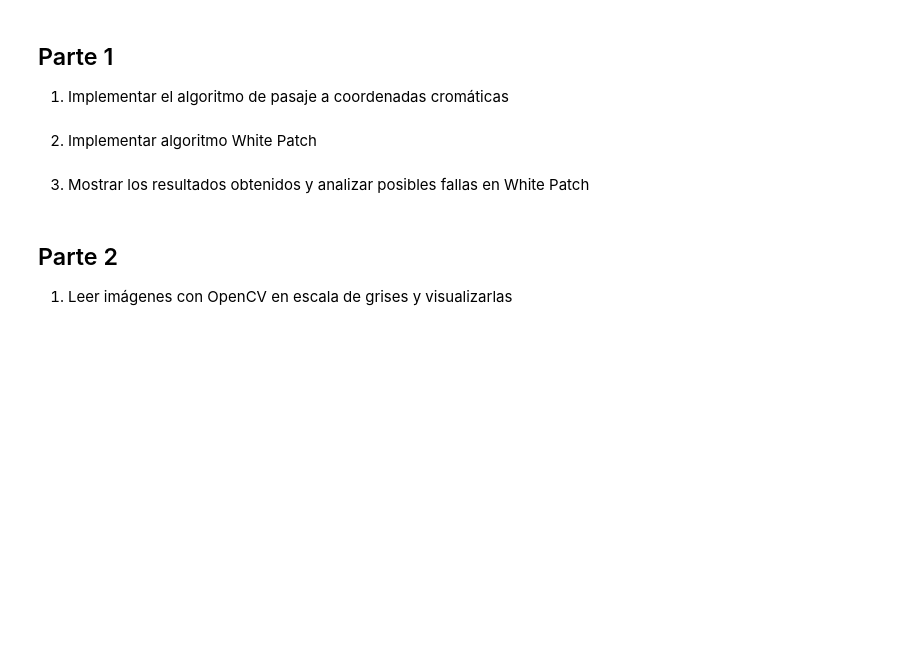
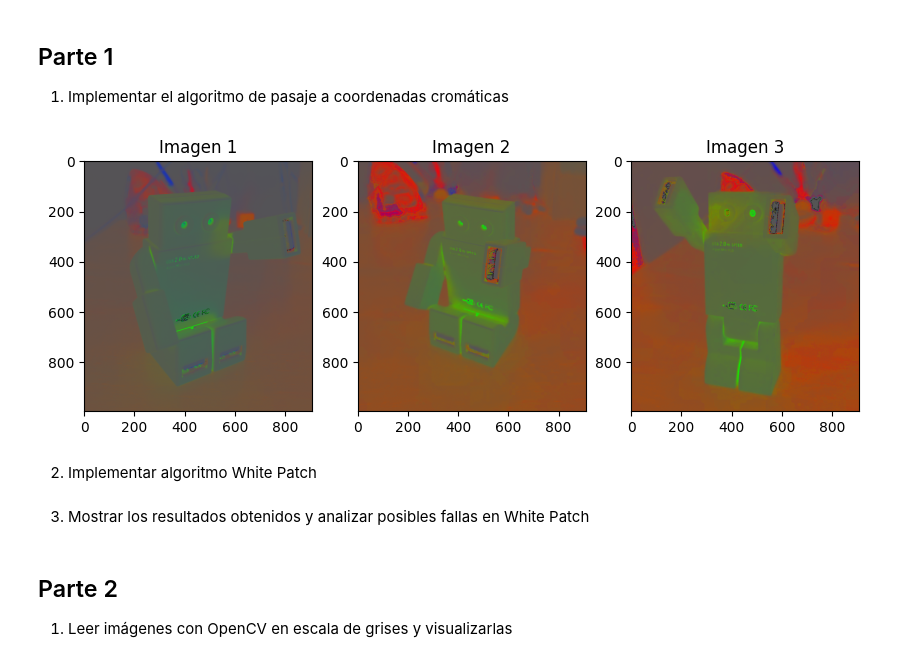
Before and after one commit to JossySoo/Vision_Computadora_I_Ejercicios, a Jupyter notebook: TP1/TP_1.ipynb, the cells around one changed output. Drawn from its saved outputs; the diff is of its cells as text; code cells hidden in the pictures; blank space fills up the shorter version.

Commit message:
Se agrega coordenadas cromáticas

```diff
--- a/TP1/TP_1.ipynb
+++ b/TP1/TP_1.ipynb
@@ -14,6 +14,42 @@ import matplotlib.pyplot as plt
 <h2>Parte 1</h2>
 
 1. Implementar el algoritmo de pasaje a coordenadas cromáticas
+# %%
+def coordenadas_cromaticas(img):
+    img_float = img.astype(float)
+
+    suma_rgb = np.sum(img_float, axis=2, keepdims=True)
+    suma_rgb=np.repeat(suma_rgb, 3, axis=2)
+
+    #Creamos una máscara para evitar las divisiones entre 0
+    mask = suma_rgb > 0
+
+    # Inicializa las coordenadas cromáticas con ceros
+    coord_cromaticas = np.zeros_like(img_float)
+
+    # Calcula las coordenadas cromáticas solo donde la suma es mayor que 0
+    coord_cromaticas[mask] = img_float[mask] / suma_rgb[mask]
+
+    return coord_cromaticas
+
+
+img_coordcrom_1 = cv.imread('coord_cromaticas/CoordCrom_1.png')
+img_coordcrom_1_RGB = cv.cvtColor(img_coordcrom_1, cv.COLOR_BGR2RGB)
+img_coordcrom_2 = cv.imread('coord_cromaticas/CoordCrom_2.png')
+img_coordcrom_2_RGB = cv.cvtColor(img_coordcrom_2, cv.COLOR_BGR2RGB)
+img_coordcrom_3 = cv.imread('coord_cromaticas/CoordCrom_3.png')
+img_coordcrom_3_RGB = cv.cvtColor(img_coordcrom_3, cv.COLOR_BGR2RGB)
+
+#Graficamos. No es necesario normalizarlo a 255 con Matplotlib
+fig = plt.figure(figsize=(10,5))
+
+plt.subplot(131), plt.imshow(coordenadas_cromaticas(img_coordcrom_1_RGB)),plt.title("Imagen 1")
+plt.subplot(132), plt.imshow(coordenadas_cromaticas(img_coordcrom_2_RGB)),plt.title("Imagen 2")
+plt.subplot(133), plt.imshow(coordenadas_cromaticas(img_coordcrom_3_RGB)),plt.title("Imagen 3")
+
+plt.show()
+# %% [output]
+[figure, added]
 # %% [markdown]
 2. Implementar algoritmo White Patch
 # %% [markdown]
```
